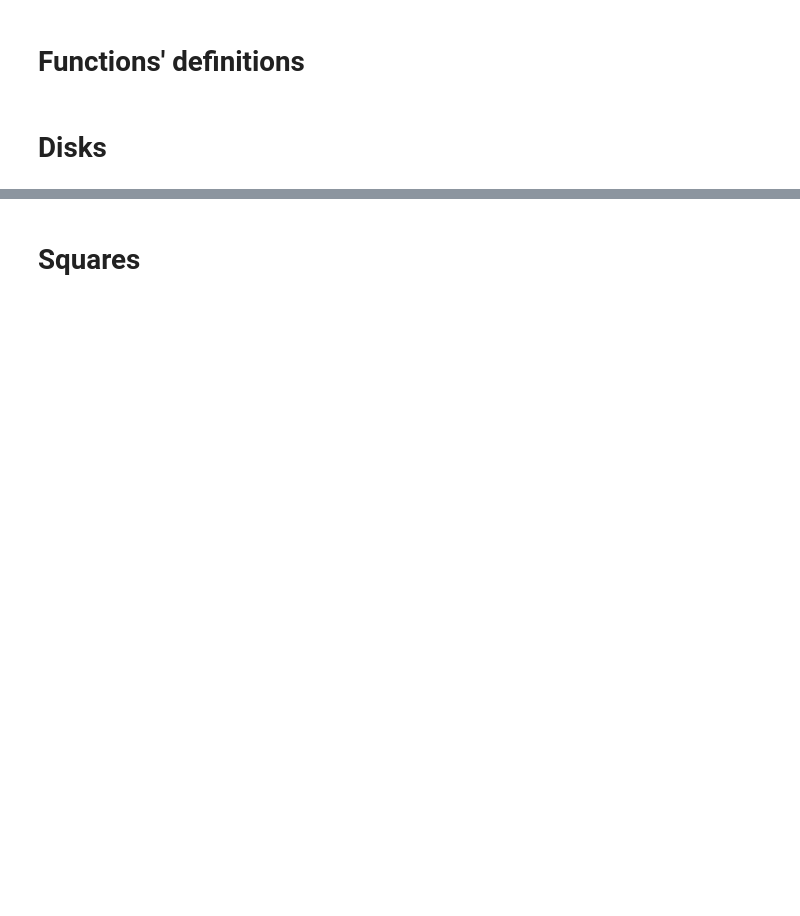
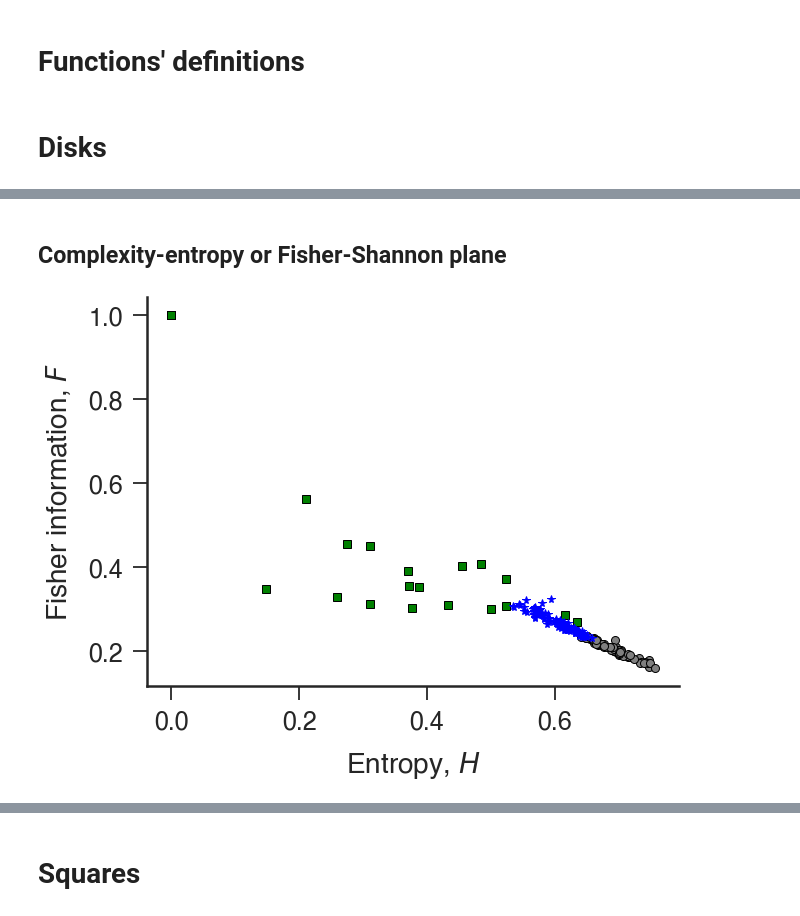
Before and after one commit to arthurpessa/falling-paper-ordpy, a Jupyter notebook: falling-paper-ordpy.ipynb, the cells around one changed output, grey strips where cells are left out. Drawn from its saved outputs; the diff is of its cells as text; code cells hidden in the pictures; blank space fills up the shorter version.

```diff
--- a/falling-paper-ordpy.ipynb
+++ b/falling-paper-ordpy.ipynb
@@ -1037,0 +801,50 @@ for i in [21,6]:
+# %% [markdown]
+## Complexity-entropy or Fisher-Shannon plane
+# %%
+dx_  = 3
+
+disk_ce    = []
+disk_plane = []
+for i, st, ts1, ts2, class_ in zip(range(len(circle_trajectories)), circle_trajectories,
+                                   circle_cam1, circle_cam2, disk_feat_class):
+    if class_==3:
+        try:
+            ts = np.stack((normalize(ts1), normalize(ts2)), axis=1)
+            disk_ce.append(fisher_shannon(ts, dx=dx_, multi=True))
+        except:
+            disk_ce.append((np.nan, np.nan))
+    else:
+
+        ts = np.stack((normalize(ts1), normalize(ts2)), axis=1)
+        disk_ce.append(fisher_shannon(ts, dx=dx_, multi=True))
+        disk_plane.append(fisher_shannon(ts, dx=dx_, multi=True))
+
+
+#         p  = multi_permutation_entropy(ts, dx=dx_, return_probs=True)
+#         disk_ce.append(ordpy.complexity_entropy(p, dx=dx_, probs=True))
+
+
+#         disk_ce.append(fisher_shannon(normalize(ts1), dx=dx_, multi=False))
+
+
+f, ax = plt.subplots()
+
+for (h_, c_), class_ in zip(disk_ce, disk_feat_class):
+# for (h_, c_), class_ in zip(disk_ce, disk_human_class):
+    if class_ == 1: #tumbling
+        ax.plot(h_, c_, '.', marker='o', markersize=8, markeredgecolor='black', color='grey', zorder=0)
+    elif class_ == 2: #chaotic
+        ax.plot(h_,c_,  '.', marker='*', markersize=8, color='blue')
+    if class_ == 3:
+        try:
+            ax.plot(h_,c_,  '.', marker='s', markersize=8, markeredgecolor='black', color='green', zorder=0)
+        except:
+            pass
+
+ax.set_ylabel('Fisher information, $F$')
+ax.set_xlabel('Entropy, $H$')
+
+f.tight_layout()
+# f.savefig('figures/auto-Fisher/Fisher-{}-dx:{}-dims:{}'.format(shape, dx_, dims), bbox_inches='tight')
+# %% [output]
+[figure, added]
```
Also changed, not shown: parts of 116 cells of this notebook.
